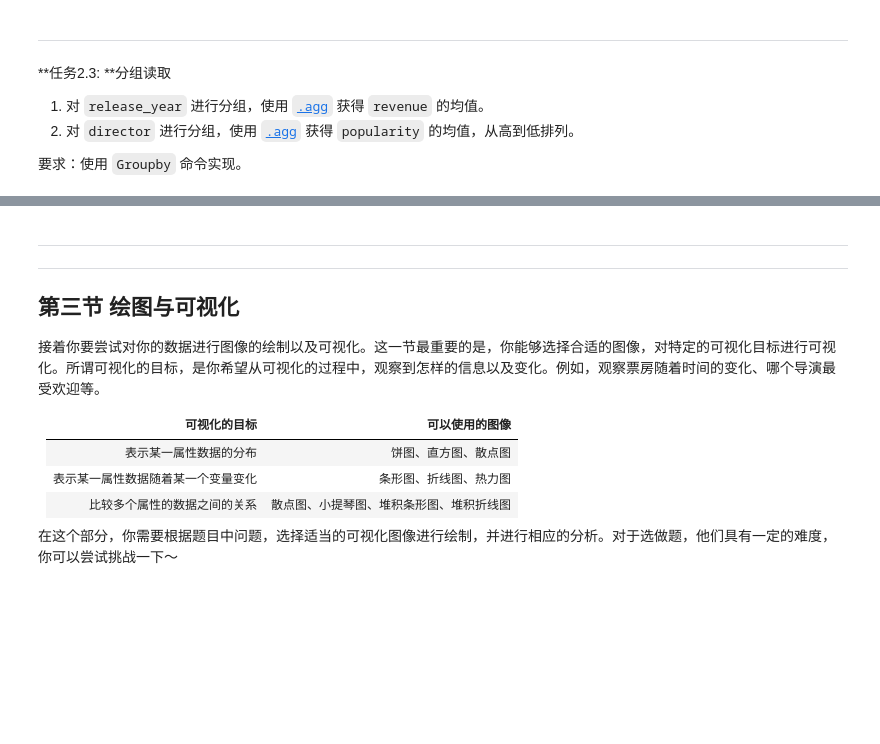
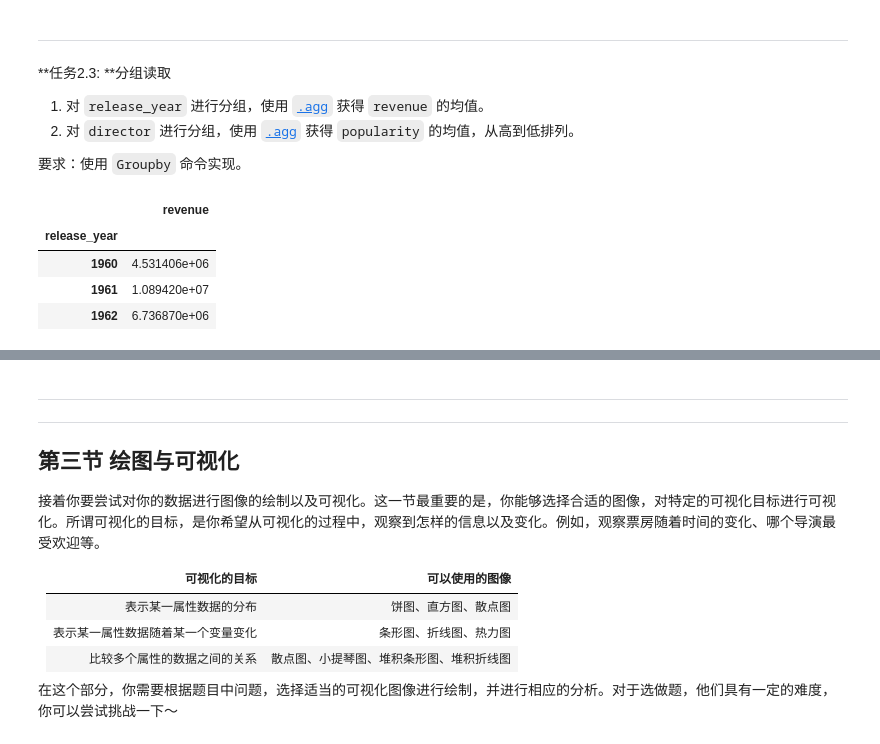
Before and after one commit to AndyClouder/AIPND-cn, a Jupyter notebook: P2_Explore_Movie_Dataset/Explore Movie Dataset.ipynb, the cells around one changed output, grey strips where cells are left out. Saved outputs shown, nothing was run; the diff lists cells and outputs as text; code cells hidden in the pictures; blank space fills up the shorter version.

```diff
--- a/P2_Explore_Movie_Dataset/Explore Movie Dataset.ipynb
+++ b/P2_Explore_Movie_Dataset/Explore Movie Dataset.ipynb
@@ -196,3 +218,11 @@ tm_data[['popularity']]
 2. 对 `director` 进行分组，使用 [`.agg`](http://pandas.pydata.org/pandas-docs/version/0.22/generated/pandas.core.groupby.DataFrameGroupBy.agg.html) 获得 `popularity` 的均值，从高到低排列。
 
 要求：使用 `Groupby` 命令实现。
+# %%
+tm_data.groupby('release_year').agg('mean')[['revenue']].head(3)
+# %% [output]
+|  | revenue |
+| release_year |  |
+| 1960 | 4.531406e+06 |
+| 1961 | 1.089420e+07 |
+| 1962 | 6.736870e+06 |
```
Also changed, not shown: parts of 12 cells of this notebook.
